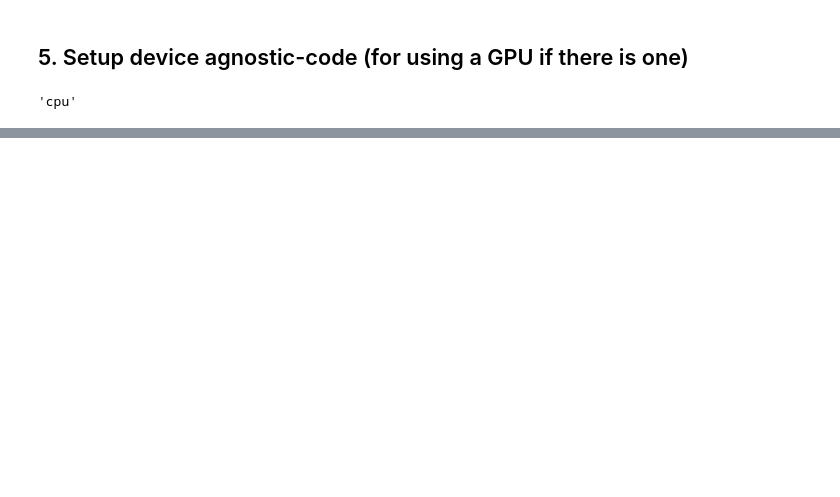
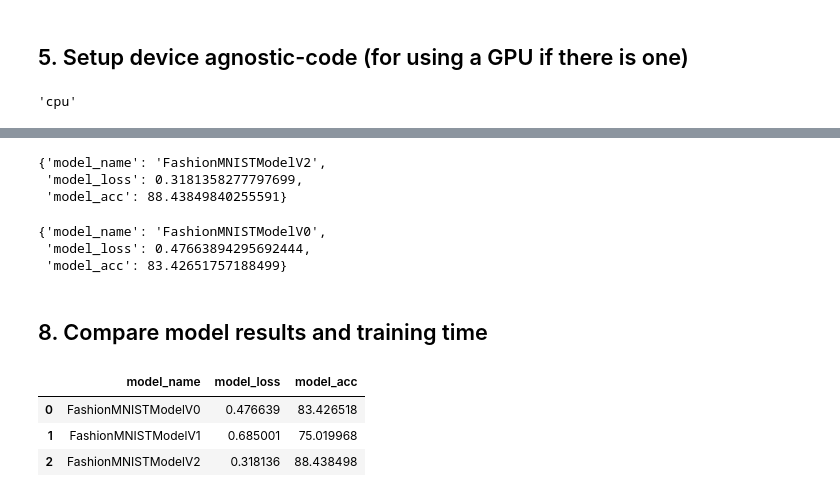
Before and after one commit to BigBarfEaterBBE/pytorch-learning, a Jupyter notebook: 03_pytorch_computer_vision.ipynb, the cells around one changed output, grey strips where cells are left out. Drawn from its saved outputs; the diff is of its cells as text; code cells hidden in the pictures; blank space fills up the shorter version.

```diff
--- a/03_pytorch_computer_vision.ipynb
+++ b/03_pytorch_computer_vision.ipynb
@@ -461,0 +816,25 @@ device
+# %%
+torch.manual_seed(42)
+
+# Measure time
+train_time_start_model_2 = timer()
+
+# Train and test model
+epochs = 3
+for epoch in range(epochs):
+    print(f"Epoch: {epoch}\n-------")
+    train_step(model=model_2,
+               data_loader=train_dataloader,
+               loss_fn=loss_fn,
+               accuracy_fn=accuracy_fn,
+               optimizer=optimizer,
+               device=device)
+    test_step(model=model_2,
+              data_loader=test_dataloader,
+              loss_fn=loss_fn,
+              accuracy_fn=accuracy_fn,
+              device=device)
+
+train_time_end_model_2 = timer()
+total_train_time_model_2 = print_train_time(start=train_time_start_model_2,
+                                                end=train_time_end_model_2)
@@ -461,0 +857,30 @@ device
+# %%
+# Get model_2 results
+model_2_results = eval_model(model=model_2,
+                             data_loader=test_dataloader,
+                             loss_fn=loss_fn,
+                             accuracy_fn=accuracy_fn)
+model_2_results
+# %% [output]
+{'model_name': 'FashionMNISTModelV2',
+ 'model_loss': 0.3181358277797699,
+ 'model_acc': 88.43849840255591}
+# %%
+model_0_results
+# %% [output]
+{'model_name': 'FashionMNISTModelV0',
+ 'model_loss': 0.47663894295692444,
+ 'model_acc': 83.42651757188499}
+# %% [markdown]
+## 8. Compare model results and training time
+# %%
+import pandas as pd
+compare_results = pd.DataFrame([model_0_results,
+                                model_1_results,
+                                model_2_results])
+compare_results
+# %% [output]
+|  | model_name | model_loss | model_acc |
+| 0 | FashionMNISTModelV0 | 0.476639 | 83.426518 |
+| 1 | FashionMNISTModelV1 | 0.685001 | 75.019968 |
+| 2 | FashionMNISTModelV2 | 0.318136 | 88.438498 |
```
Also changed, not shown: parts of 40 cells of this notebook.
